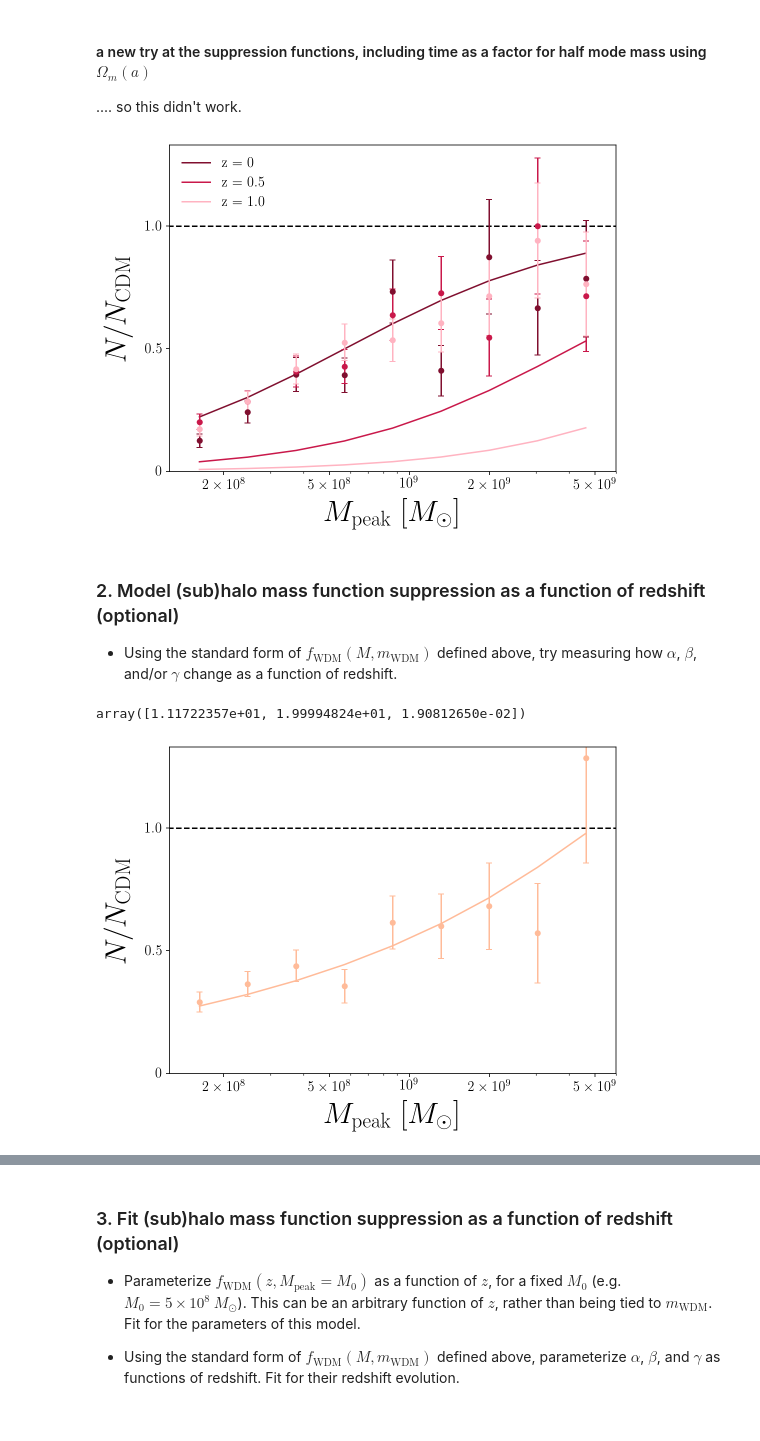
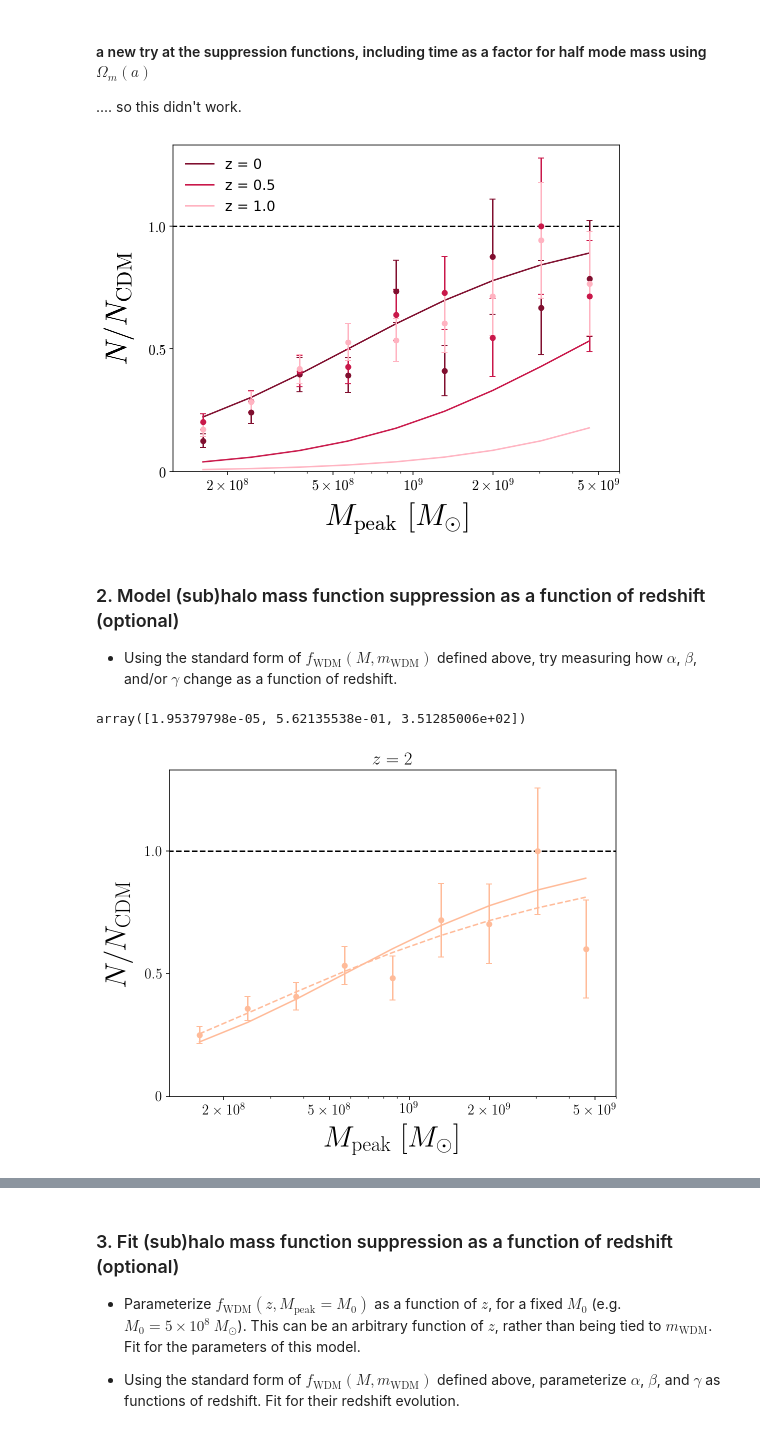
Before and after one commit to theotherlogan/nsbp-2023, a Jupyter notebook: notebooks/logan_week4.ipynb, the cells around one changed output, grey strips where cells are left out. Saved outputs shown, nothing was run; the diff lists cells and outputs as text; code cells hidden in the pictures.

Commit message:
additional parameter figures; shmf suppression

```diff
--- a/notebooks/logan_week4.ipynb
+++ b/notebooks/logan_week4.ipynb
@@ -450,10 +450,11 @@ for model in models:
 plt.figure(figsize=(8,6))
 plt.xscale('log')
 
-z_desired = 0
+z_desired = 1
 z = str(redshifts[np.argmin(np.abs(redshifts - z_desired))])
 ###
-
+# models = ['wdm_3', 'wdm_4', 'wdm_5','wdm_6','wdm_6.5', 'wdm_10']
+models = ['wdm_3']
 plt.plot(np.linspace(1e8,6e9,10),np.ones(10),ls='--',c='k')
 
 for model in models:
@@ -478,7 +479,7 @@ plt.ylim(0,1.33)
 plt.xlabel(r'$M_{\rm{peak}}\ [M_{\mathrm{\odot}}]$',fontsize=30,labelpad=8)
 plt.ylabel(r'$N/N_{\rm{CDM}}$', fontsize=30, labelpad=12)
 
-plt.legend(fontsize=12)
+# plt.legend(fontsize=12)
 plt.title(f'$z = {z_desired}$', fontsize=14)
 
 plt.show()
@@ -488,12 +489,13 @@ plt.show()
 plt.figure(figsize=(8,6))
 plt.xscale('log')
 
-z_desired = 0
+# z_desired = 0
 z = str(redshifts[np.argmin(np.abs(redshifts - z_desired))])
 ###
 
 plt.plot(np.linspace(1e8,6e9,10),np.ones(10),ls='--',c='k')
-models = ['wdm_3', 'wdm_4', 'wdm_5','wdm_6','wdm_6.5', 'wdm_10']
+# models = ['wdm_3', 'wdm_4', 'wdm_5','wdm_6','wdm_6.5', 'wdm_10']
+models = ['wdm_3']
 for model in models:
 
     plt.scatter(0.5*(base_mpeak[1:]+base_mpeak[:-1]), wdm_shmf_mvir_suppression[model][z],
@@ -598,7 +601,7 @@ plt.ylabel(r'$N/N_{\rm{CDM}}$', fontsize=30, labelpad=12)
 plt.legend(fontsize=14, edgecolor='white')
 plt.show()
 # %% [output]
-[figure, old version]
+[figure, new version]
 # %% [markdown]
 ### 2. Model (sub)halo mass function suppression as a function of redshift (optional)
 
@@ -607,7 +610,7 @@ plt.show()
 import scipy.optimize as so
 # %%
 #...... attempting to fit the data using scipy.optimize ('traditional' data fitting, see PY251)
-z_desired = 2.5
+z_desired = 2
 model='wdm_3'
 z = str(redshifts[np.argmin(np.abs(redshifts - z_desired))])
 
@@ -617,36 +620,39 @@ def func(M, alpha, beta, gamma): # same as shmf_suppression above
 
 
 M = 0.5*(base_mpeak[1:]+base_mpeak[:-1])
-params, error = so.curve_fit(func, M, wdm_shmf_mpeak_suppression[model][str(z)], p0=[2.7, 1., 0.99], maxfev=20000)
+params, error = so.curve_fit(func, M, wdm_shmf_mpeak_suppression[model][str(z)], maxfev=20000)
 params
 # %% [output]
-array([1.11722357e+01, 1.99994824e+01, 1.90812650e-02])
+array([1.95379798e-05, 5.62135538e-01, 3.51285006e+02])
 # %%
 plt.figure(figsize=(8,6))
 plt.xscale('log')
 
 ###
 
 plt.plot(np.linspace(1e8,6e9,10),np.ones(10),ls='--',c='k')
 plt.errorbar(0.5*(base_mpeak[1:]+base_mpeak[:-1]),wdm_shmf_mpeak_suppression[model][z],yerr=wdm_shmf_mpeak_suppression_err[model][z],
                  linestyle='none',marker='.',markersize=10,capsize=3,c=sim_colors[model])
-plt.plot(M, func(M, *params), c=sim_colors[model])
+plt.plot(M, func(M, *params), c=sim_colors[model], ls='--',label='SciPy curve fit')
+plt.plot(M,(1.+(2.7*(Mhm(mwdm))/(1.*(base_mpeak[1:]+base_mpeak[:-1])))**1)**-0.99,
+            c=sim_colors[model], label='Lovell+14 model')
 
 
 ###
 
 plt.xticks([2e8,5e8,1e9,2e9,5e9],[r'$2\times 10^8$',r'$5\times 10^8$',r'$10^9$',r'$2\times 10^9$',r'$5\times 10^9$'],fontsize=14)
 plt.yticks([0,0.5,1.0],[r'$0$',r'$0.5$',r'$1.0$'], fontsize=14)
 
 plt.xlim(1.25e8,6e9)
 plt.ylim(0,1.33)
 
 plt.xlabel(r'$M_{\rm{peak}}\ [M_{\mathrm{\odot}}]$',fontsize=30,labelpad=8)
 plt.ylabel(r'$N/N_{\rm{CDM}}$', fontsize=30, labelpad=12)
-
+# plt.legend(fontsize=14)
+plt.title(rf'$z = {z_desired}$', fontsize=18)
 plt.show()
 # %% [output]
-[figure, old version]
+[figure, new version]
 # %%
 model = 'wdm_3'
 mwdm = float(model[4:])
```
Also changed, not shown: parts of 5 cells of this notebook.
